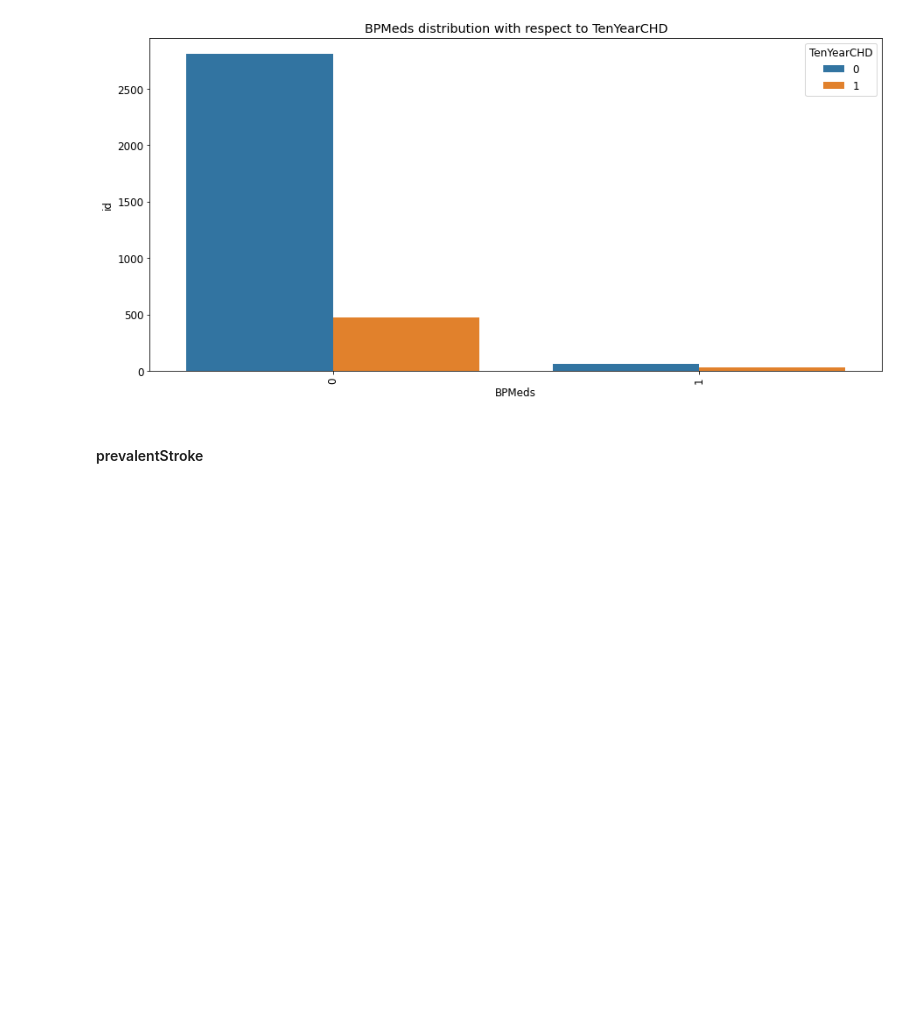
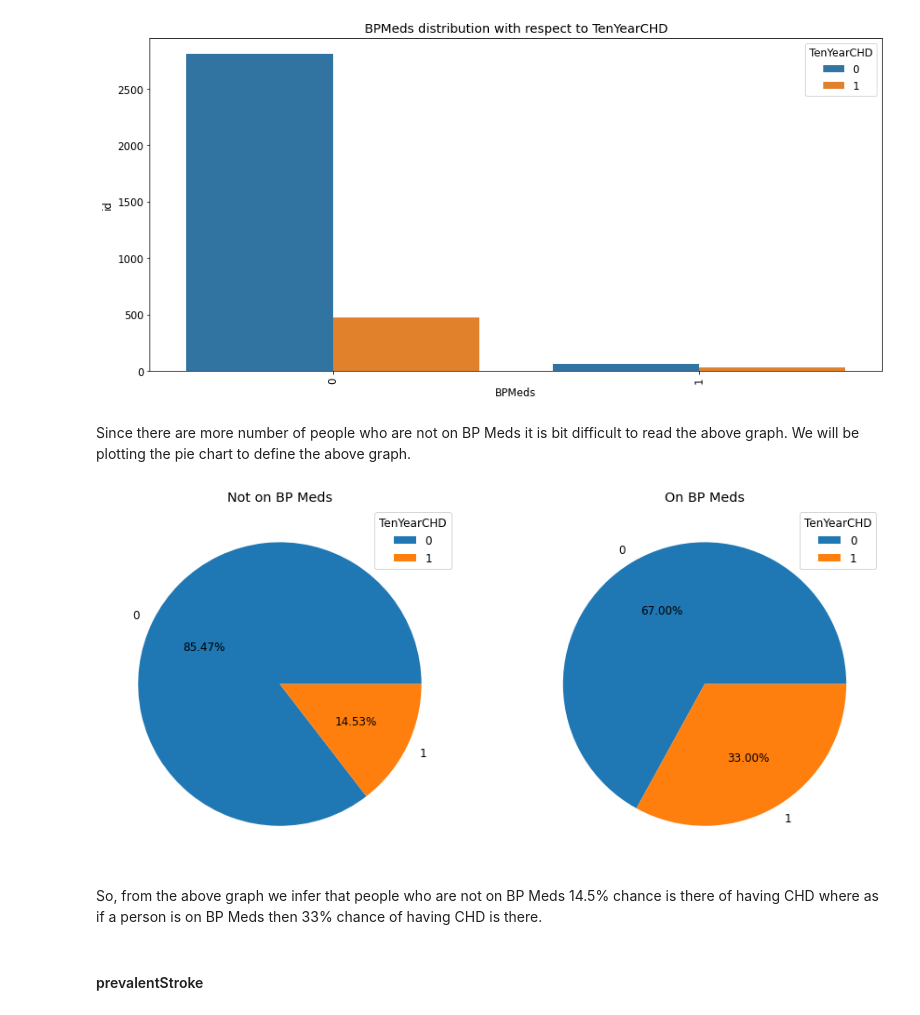
Before and after one commit to Prashant-Shaw/Cardiovascular_Risk_Prediction, a Jupyter notebook: Cardiovascular_Risk_Prediction_Capstone_Project.ipynb, the cells around one changed output. Cells and saved outputs as stored; diff of their text form; code cells hidden in the pictures; blank space fills up the shorter version.

```diff
--- a/Cardiovascular_Risk_Prediction_Capstone_Project.ipynb
+++ b/Cardiovascular_Risk_Prediction_Capstone_Project.ipynb
@@ -440,3 +513,17 @@ def hist_num(col):
+# %%
+#Pie chart to show how different classes of a col are effecting TenYearCHD.
+def detailed_pie(col, title_1, title_2):
+  ''' This function plot the pie chart showing how different classes of a col are effecting TenYearCHD.
+  Pass feature name, title for the first pie chart and title for the second pie chart in str to plot the graph.'''
+  check_df = cvr_df.groupby([col,'TenYearCHD'])['id'].count().reset_index()
+  plt.figure(figsize=(15,7))
+  plt.subplot(1,2,1)
+  check_df[check_df[col]==0]['id'].plot.pie(autopct = '%1.2f%%', label = '', title = title_1)
+  plt.legend(title = 'TenYearCHD')
+  plt.subplot(1,2,2)
+  check_df[check_df[col]==1].reset_index().drop('index',axis = 1)['id'].plot.pie(autopct = '%1.2f%%', label = '', title = title_2)
+  plt.legend(title = 'TenYearCHD')
+  plt.show()
 # %% [markdown]
 ####TenYearCHD
 # %%
@@ -571,6 +660,15 @@ pie_chart("BPMeds")
 bar_wrt_TenYearCHD("BPMeds")
 # %% [output]
 [figure]
+# %% [markdown]
+Since there are more number of people who are not on BP Meds it is bit difficult to read the above graph. We will be plotting the pie chart to define the above graph.
+# %%
+#Pie chart showing how different classes of BPMeds are distributed among the different classes of TenYearCHD
+detailed_pie('BPMeds','Not on BP Meds','On BP Meds')
+# %% [output]
+[figure, added]
+# %% [markdown]
+So, from the above graph we infer that people who are not on BP Meds 14.5% chance is there of having CHD where as if a person is on BP Meds then 33% chance of having CHD is there.
 # %% [markdown]
 #### prevalentStroke
 # %%
```
Also changed, not shown: parts of 171 cells of this notebook.
